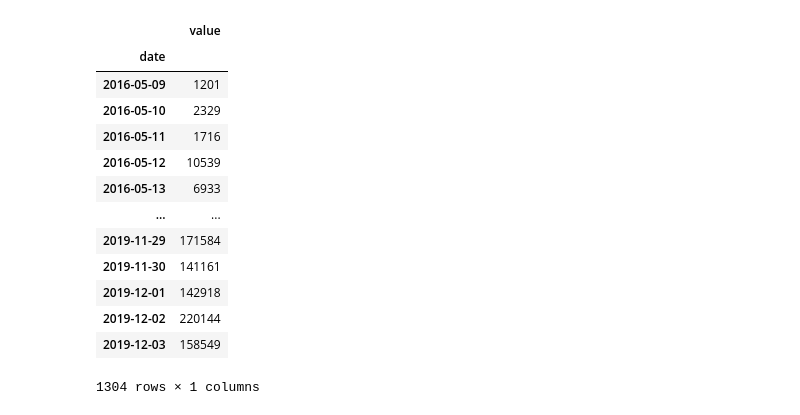
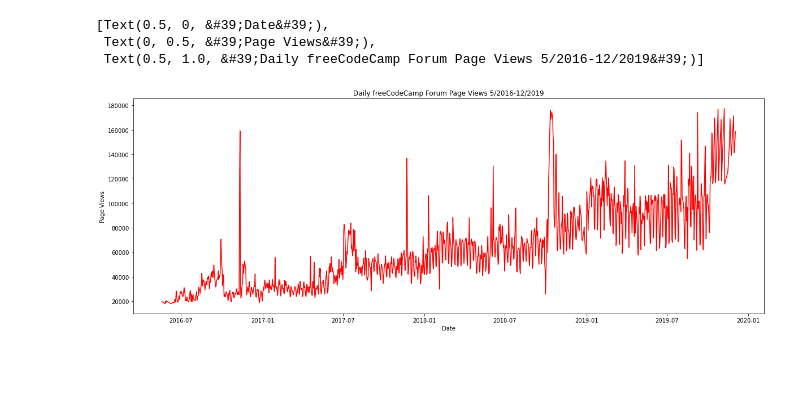
Before and after one commit to Tusharcoder18/Time-Series-Visualizer, a Jupyter notebook: tsv.ipynb, the cells around one changed output. Cells and saved outputs as stored; diff of their text form; code cells hidden in the pictures; blank space fills up the shorter version.

```diff
--- a/tsv.ipynb
+++ b/tsv.ipynb
@@ -64,17 +59,9 @@ df_sorted.head(-5)
-# %%
-df.filter(items=df_sorted)
-# %% [output]
-|  | value |
-| date |  |
-| 2016-05-09 | 1201 |
-| 2016-05-10 | 2329 |
-| 2016-05-11 | 1716 |
-| 2016-05-12 | 10539 |
-| 2016-05-13 | 6933 |
-| ... | ... |
-| 2019-11-29 | 171584 |
-| 2019-11-30 | 141161 |
-| 2019-12-01 | 142918 |
-| 2019-12-02 | 220144 |
-| 2019-12-03 | 158549 |
-1304 rows × 1 columns
+# %%
+fig, ax = plt.subplots(figsize=(20,7))
+ax.plot(df.index, df['value'], color='red')
+ax.set(xlabel='Date', ylabel='Page Views', title='Daily freeCodeCamp Forum Page Views 5/2016-12/2019')
+# %% [output]
+[Text(0.5, 0, &#39;Date&#39;),
+ Text(0, 0.5, &#39;Page Views&#39;),
+ Text(0.5, 1.0, &#39;Daily freeCodeCamp Forum Page Views 5/2016-12/2019&#39;)]
+[figure, added]
```
Also changed, not shown: parts of 40 cells of this notebook, 4 other files.
